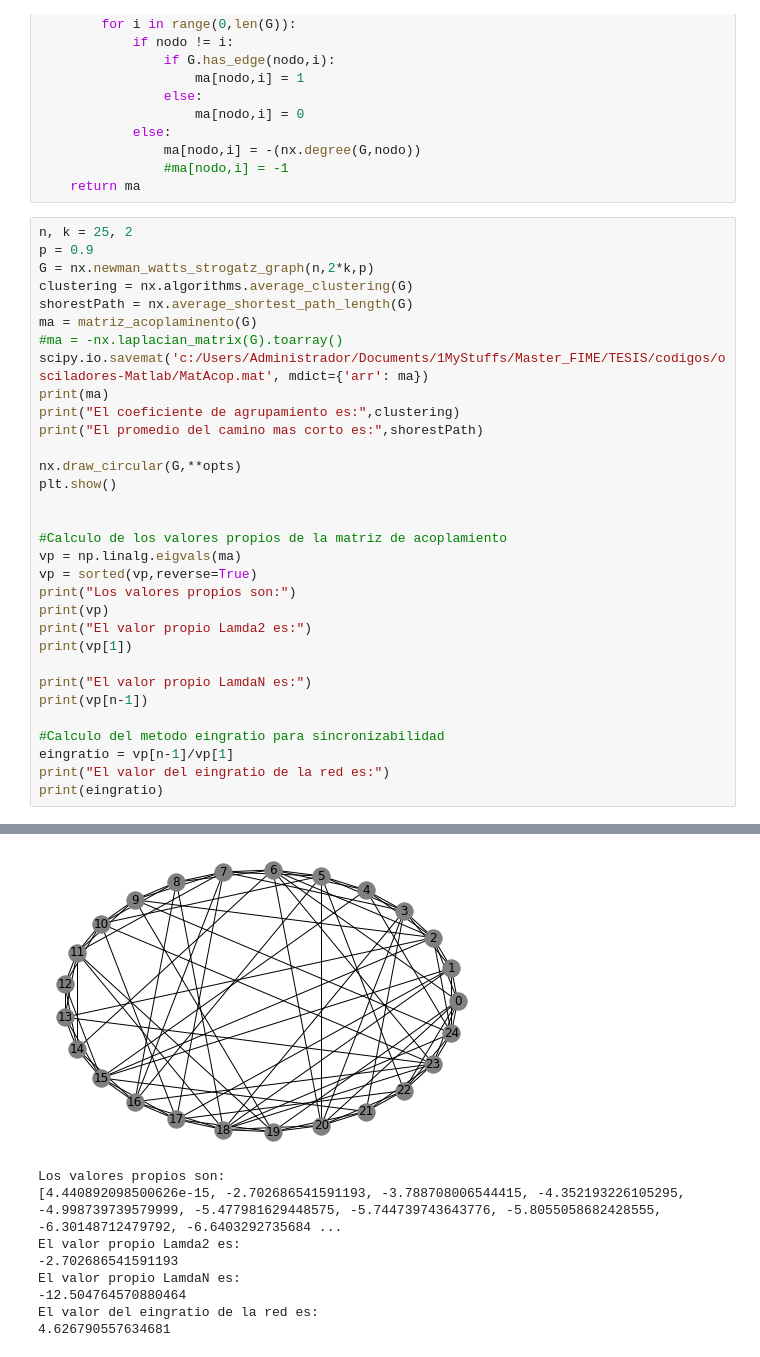
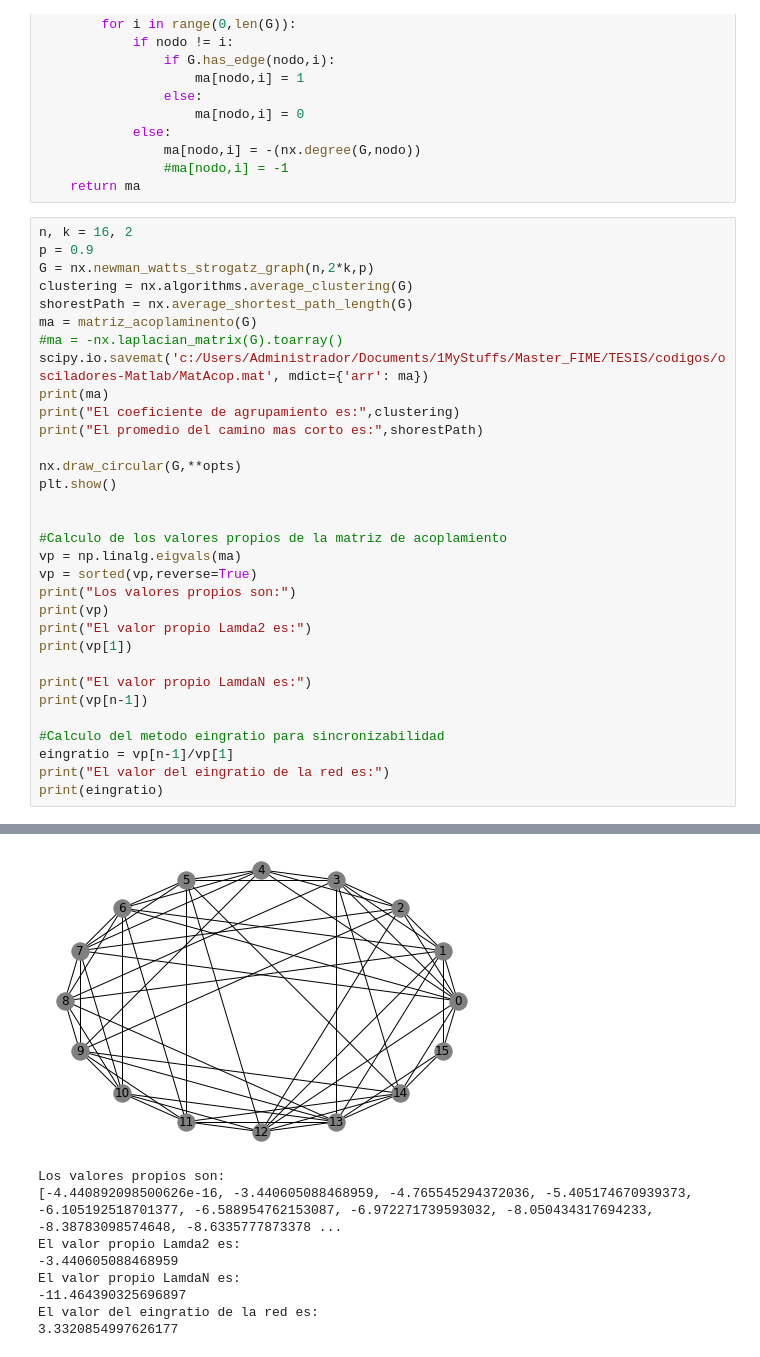
Before and after one commit to ErnestoCisnero/Probando-NetworkX-Tesis-Maestria, a Jupyter notebook: newman-watts-strogatz.ipynb, the cells around one changed output, grey strips where cells are left out. Saved outputs shown, nothing was run; the diff lists cells and outputs as text.

```diff
--- a/newman-watts-strogatz.ipynb
+++ b/newman-watts-strogatz.ipynb
@@ -22,7 +22,7 @@ def matriz_acoplaminento(G):
                 #ma[nodo,i] = -1
     return ma
 # %%
-n, k = 25, 2
+n, k = 16, 2
 p = 0.9
 G = nx.newman_watts_strogatz_graph(n,2*k,p)
 clustering = nx.algorithms.average_clustering(G)
@@ -74,9 +75,9 @@ El promedio del camino mas corto es: 1.74
-[figure, old version]
+[figure, new version]
 Los valores propios son:
-[4.440892098500626e-15, -2.702686541591193, -3.788708006544415, -4.352193226105295, -4.998739739579999, -5.477981629448575, -5.744739743643776, -5.8055058682428555, -6.30148712479792, -6.6403292735684 ...
+[-4.440892098500626e-16, -3.440605088468959, -4.765545294372036, -5.405174670939373, -6.105192518701377, -6.588954762153087, -6.972271739593032, -8.050434317694233, -8.38783098574648, -8.6335777873378 ...
 El valor propio Lamda2 es:
--2.702686541591193
+-3.440605088468959
 El valor propio LamdaN es:
--12.504764570880464
+-11.464390325696897
 El valor del eingratio de la red es:
-4.626790557634681
+3.3320854997626177
```
Also changed, not shown: parts of 1 cell of this notebook, 3 other files.
